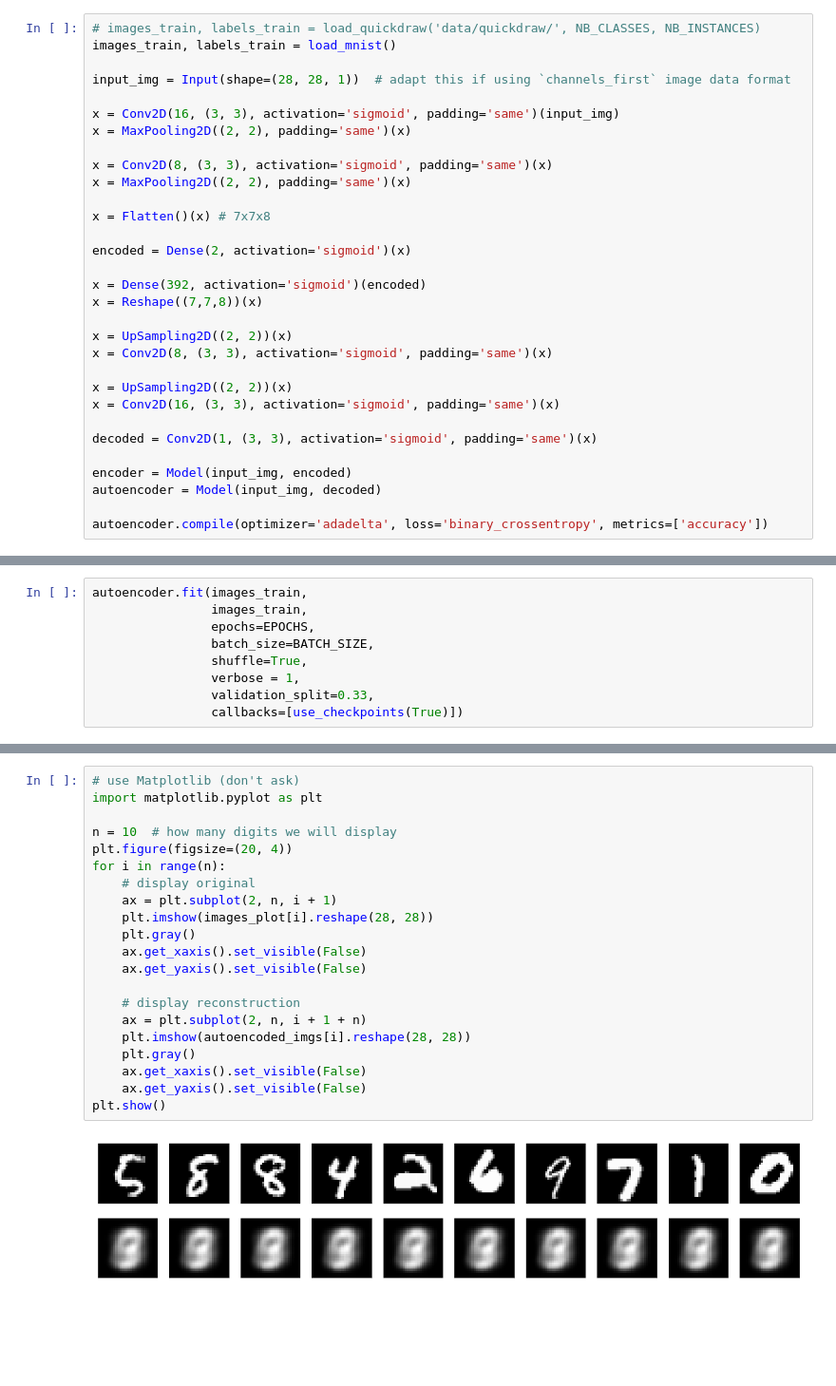
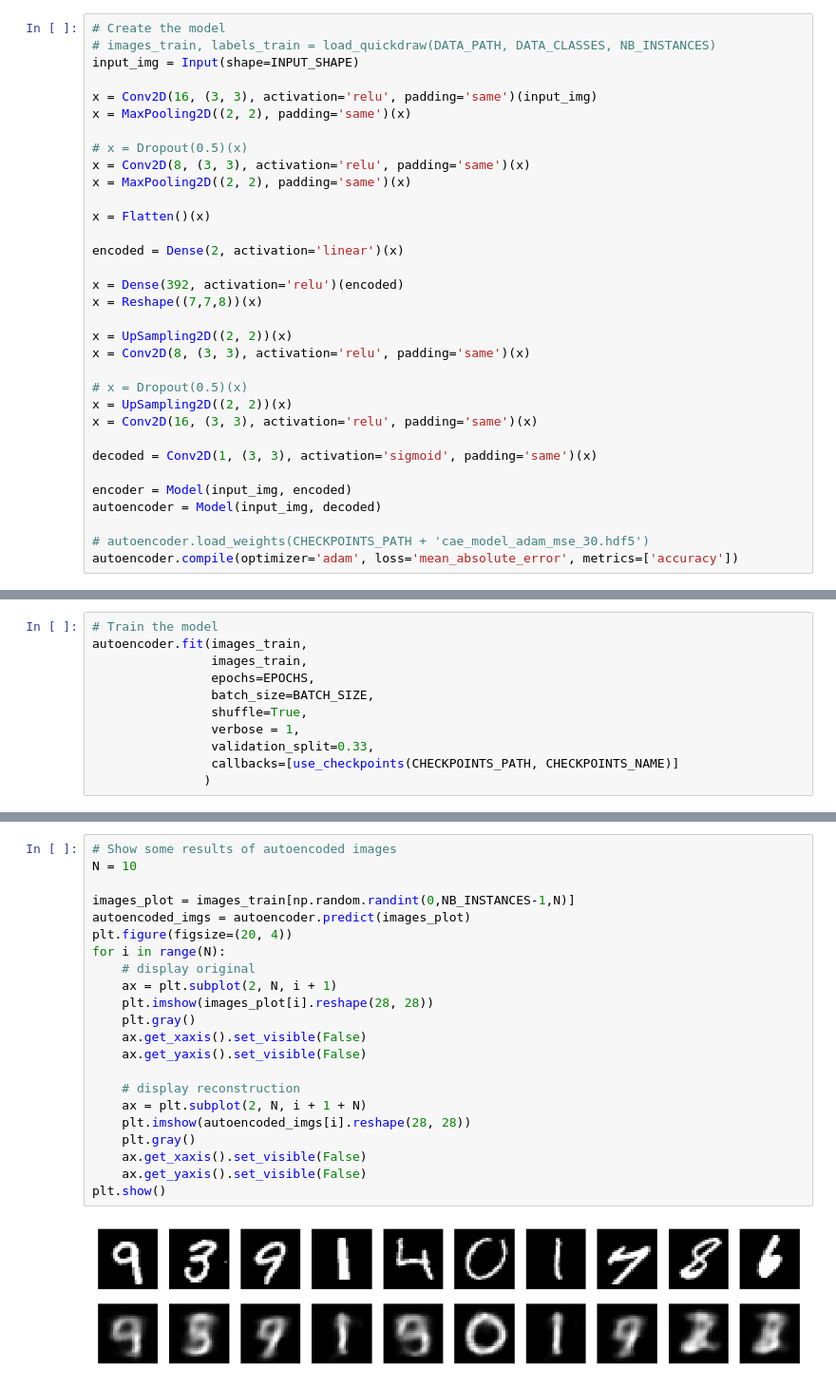
Before and after one commit to gringet/ipynb_dl, a Jupyter notebook: cae.ipynb, the cells around one changed output, grey strips where cells are left out. Shown at 95% size. Saved outputs shown, nothing was run; the diff lists cells and outputs as text; blank space fills up the shorter version.

```diff
--- a/cae.ipynb
+++ b/cae.ipynb
@@ -42,31 +68,33 @@ def use_checkpoints(is_used):
 # %%
-# images_train, labels_train = load_quickdraw('data/quickdraw/', NB_CLASSES, NB_INSTANCES)
-images_train, labels_train = load_mnist()
+# Create the model
+# images_train, labels_train = load_quickdraw(DATA_PATH, DATA_CLASSES, NB_INSTANCES)
+input_img = Input(shape=INPUT_SHAPE)
 
-input_img = Input(shape=(28, 28, 1))  # adapt this if using `channels_first` image data format
-
-x = Conv2D(16, (3, 3), activation='sigmoid', padding='same')(input_img)
+x = Conv2D(16, (3, 3), activation='relu', padding='same')(input_img)
 x = MaxPooling2D((2, 2), padding='same')(x)
 
-x = Conv2D(8, (3, 3), activation='sigmoid', padding='same')(x)
+# x = Dropout(0.5)(x)
+x = Conv2D(8, (3, 3), activation='relu', padding='same')(x)
 x = MaxPooling2D((2, 2), padding='same')(x)
 
-x = Flatten()(x) # 7x7x8
+x = Flatten()(x)
 
-encoded = Dense(2, activation='sigmoid')(x)
+encoded = Dense(2, activation='linear')(x)
 
-x = Dense(392, activation='sigmoid')(encoded)
+x = Dense(392, activation='relu')(encoded)
 x = Reshape((7,7,8))(x)
 
 x = UpSampling2D((2, 2))(x)
-x = Conv2D(8, (3, 3), activation='sigmoid', padding='same')(x)
+x = Conv2D(8, (3, 3), activation='relu', padding='same')(x)
 
+# x = Dropout(0.5)(x)
 x = UpSampling2D((2, 2))(x)
-x = Conv2D(16, (3, 3), activation='sigmoid', padding='same')(x)
+x = Conv2D(16, (3, 3), activation='relu', padding='same')(x)
 
 decoded = Conv2D(1, (3, 3), activation='sigmoid', padding='same')(x)
 
 encoder = Model(input_img, encoded)
 autoencoder = Model(input_img, decoded)
 
-autoencoder.compile(optimizer='adadelta', loss='binary_crossentropy', metrics=['accuracy'])
+# autoencoder.load_weights(CHECKPOINTS_PATH + 'cae_model_adam_mse_30.hdf5')
+autoencoder.compile(optimizer='adam', loss='mean_absolute_error', metrics=['accuracy'])
@@ -93,4 +122,5 @@ _________________________________________________________________
 # %%
+# Train the model
 autoencoder.fit(images_train,
                 images_train,
                 epochs=EPOCHS,
@@ -98,6 +128,7 @@ autoencoder.fit(images_train,
                 shuffle=True,
                 verbose = 1,
                 validation_split=0.33,
-                callbacks=[use_checkpoints(True)])
+                callbacks=[use_checkpoints(CHECKPOINTS_PATH, CHECKPOINTS_NAME)]
+               )
 # %% [output]
 Train on 40199 samples, validate on 19801 samples
@@ -125,24 +140,25 @@ autoencoded_imgs = autoencoder.predict(images_plot)
 # %%
-# use Matplotlib (don't ask)
-import matplotlib.pyplot as plt
+# Show some results of autoencoded images
+N = 10
 
-n = 10  # how many digits we will display
+images_plot = images_train[np.random.randint(0,NB_INSTANCES-1,N)]
+autoencoded_imgs = autoencoder.predict(images_plot)
 plt.figure(figsize=(20, 4))
-for i in range(n):
+for i in range(N):
     # display original
-    ax = plt.subplot(2, n, i + 1)
+    ax = plt.subplot(2, N, i + 1)
     plt.imshow(images_plot[i].reshape(28, 28))
     plt.gray()
     ax.get_xaxis().set_visible(False)
     ax.get_yaxis().set_visible(False)
 
     # display reconstruction
-    ax = plt.subplot(2, n, i + 1 + n)
+    ax = plt.subplot(2, N, i + 1 + N)
     plt.imshow(autoencoded_imgs[i].reshape(28, 28))
     plt.gray()
     ax.get_xaxis().set_visible(False)
     ax.get_yaxis().set_visible(False)
 plt.show()
 # %% [output]
-[figure, old version]
+[figure, new version]
 # %%
```
Also changed, not shown: parts of 10 cells of this notebook, 1 other file.
